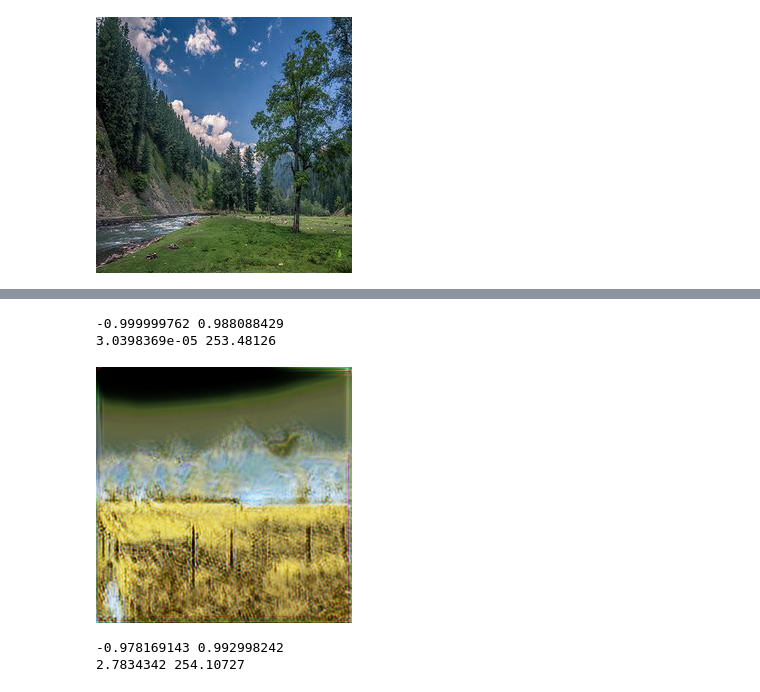
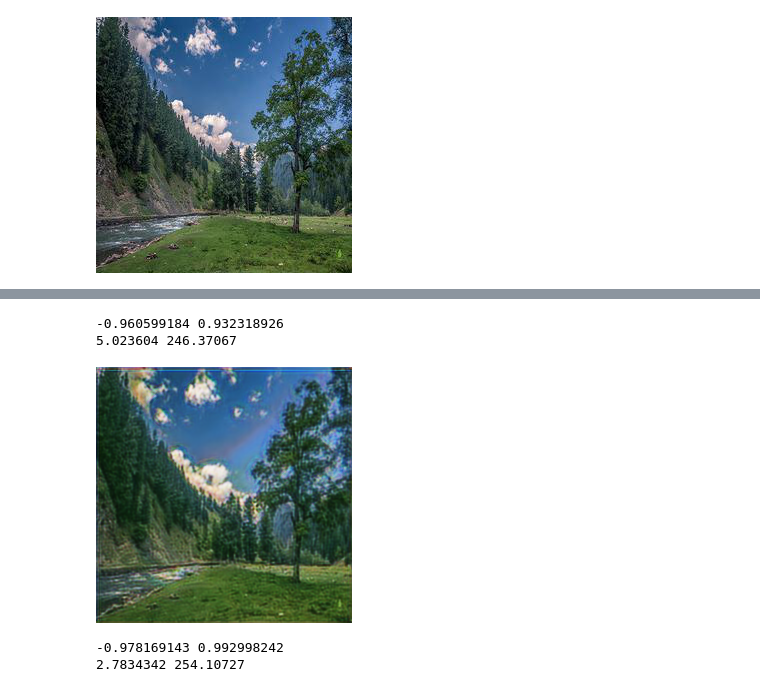
Before and after one commit to phil-hoang/GANs_Code, a Jupyter notebook: experiments/real_time_style_transfer/real_time_style_transfer.ipynb, the cells around one changed output, grey strips where cells are left out. Saved outputs shown, nothing was run; the diff lists cells and outputs as text; code cells hidden in the pictures.

```diff
--- a/experiments/real_time_style_transfer/real_time_style_transfer.ipynb
+++ b/experiments/real_time_style_transfer/real_time_style_transfer.ipynb
@@ -59,7 +63,8 @@ image_size = (256,256)
 batch_size = 1
 
 base_path_content = "../../data/art/photo_jpg/"
-base_path_content = "../../data/art/2images/"
+base_path_content = "../../data/art/12images/"
+base_path_content = "../../data/art/testSmall/"
 
 train = keras.preprocessing.image_dataset_from_directory(
     base_path_content,
@@ -112,10 +117,10 @@ class ReflectionPadding2D(keras.layers.Layer):
 # Residual block
 def residual_block(n_filters, name, inputs, stride=(1,1)):
     x = layers.Conv2D(filters=n_filters, kernel_size=(3,3), strides=stride, activation="relu", name='Conv1ResidualBlock_' + name)(inputs)
-    x = layers.BatchNormalization(scale=False)(x)
+    x = layers.BatchNormalization(scale=True)(x)
 
     x = layers.Conv2D(filters=n_filters, kernel_size=(3,3), strides=stride, name='Conv2ResidualBlock_' + name)(x)
-    x = layers.BatchNormalization(scale=False)(x)
+    x = layers.BatchNormalization(scale=True)(x)
 
     # Crop the input to match sizes and add activations.
     inputs = tf.keras.layers.Cropping2D(cropping=((2,2),(2,2)), data_format=None)(inputs)
@@ -473,13 +504,24 @@ def compute_pixel_loss(generated_image, content_image, style_image):
     return tf.reduce_sum(tf.square(content_image - generated_image))
 # %%
 # Uninitialized models
-#transform_network = get_uncompiled_model()
-#transform_network = get_transform_opt_model()
-transform_network = get_test_model()
+
+# Transform models
+#transform_network = get_transform_net_deconvs()
+#transform_network = get_transform_net_convs_resize()
+transform_network = get_transform_net_convs_resize_padding()
+
+# Medium models
+#transform_network = get_medium_model_deconvs()
+#transform_network = get_medium_model_convs()
+#transform_network = get_medium_model_more_convs()
+
+# Mini models
+
 
 # Load weights
 #transform_network.load_weights("models/debug/miniNetworkOpt_2images_c7d8142152_batchsize1_epochs500.h5")
-#transform_network.load_weights("models/testSmall/miniNetwork_testSmall_c7d8142152_batchsize1_epochs4000.h5")
+transform_network.load_weights("models/transformNetConvsPadding_all_0bd913dbc7_batchsize4_epochs100.h5")
+#transform_network.load_weights("models/transformNetworkDeconvs_all_0bd913dbc7_batchsize1_epochs100.h5")
 
 
 
@@ -500,8 +542,8 @@ def compute_loss_and_grads(content_image, style_image):
         generated_image = ((generated_image * 0.5) + 0.5)
 
         # Get loss
-        loss = compute_perceptual_loss(generated_image, content_image, style_image)
-        #loss = compute_pixel_loss(generated_image, content_image, style_image)
+        #loss = compute_perceptual_loss(generated_image, content_image, style_image)
+        loss = compute_pixel_loss(generated_image, content_image, style_image)
 
     # Get gradients and upate weights
     grads = tape.gradient(loss, transform_network.trainable_weights)
@@ -511,14 +553,14 @@ def compute_loss_and_grads(content_image, style_image):
 ## Build training loop
 # %%
 #### AUTOMATED  LOOP
-epochs = 500    # TOTAL
+epochs = 1000    # TOTAL
 epochs_ran = 0
 save_epoch_interval = epochs
 
 
 model_subfolder = "debug"
-dataset_name = "2images"
-network_architecture_name = "miniNetworkOpt"
+dataset_name = "testSmall"
+network_architecture_name = "mediumNetConvs"
 num_samples = len(train)
 
 
@@ -529,7 +571,7 @@ optimizer = keras.optimizers.Adam(learning_rate=0.001)
 
 # Load style image
 print("Loading style image...")
-style_image_name = "c7d8142152" # "49337b68f4" #"853f8d711f" #"732d76a469"
+style_image_name = "0bd913dbc7" # "c7d8142152" # "49337b68f4" #"853f8d711f" #"732d76a469"
 
 # Load style image as tf.tensor, scaled.
 style_image = get_and_scale_image("../../data/art/monet_jpg/"+style_image_name+".jpg")
@@ -640,12 +693,12 @@ show_image("0cae98323f")
 # %%
-# Test model modififed, 1500 epochs
+# Test model no deconvs (except last layer), 500 epochs
 # Content: 3abca1ec15
-test_image = "3abca1ec15"
+test_image = "0cae98323f"
 data = generate_image(test_image)
 # %% [output]
--0.999999762 0.988088429
-3.0398369e-05 253.48126
+-0.960599184 0.932318926
+5.023604 246.37067
-[figure, old version]
+[figure, new version]
 # %%
 test_image = "3abca1ec15"
 data = generate_image(test_image)
```
Also changed, not shown: parts of 20 cells of this notebook.
